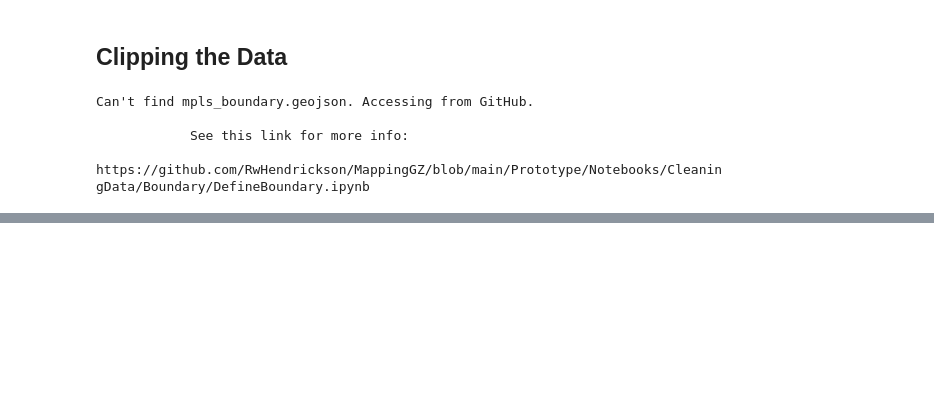
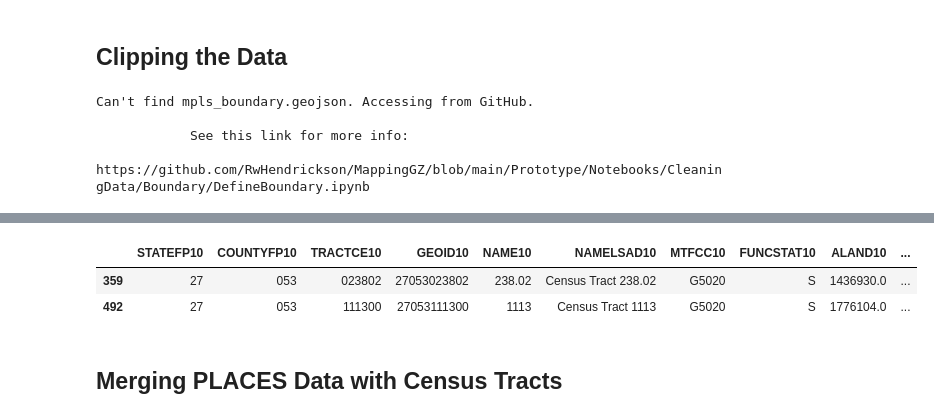
Before and after one commit to RwHendrickson/MappingGZ, a Jupyter notebook: Prototype/Notebooks/CleaningData/Health/Cleaning_PLACES.ipynb, the cells around one changed output, grey strips where cells are left out. Saved outputs shown, nothing was run; the diff lists cells and outputs as text; code cells hidden in the pictures; blank space fills up the shorter version.

```diff
--- a/Prototype/Notebooks/CleaningData/Health/Cleaning_PLACES.ipynb
+++ b/Prototype/Notebooks/CleaningData/Health/Cleaning_PLACES.ipynb
@@ -145,0 +140,8 @@ cdc_clp.to_file(r'mpls_health_data.geojson', driver='GeoJSON')
+# %%
+mpls_tracts_clip.head(2)
+# %% [output]
+|  | STATEFP10 | COUNTYFP10 | TRACTCE10 | GEOID10 | NAME10 | NAMELSAD10 | MTFCC10 | FUNCSTAT10 | ALAND10 | ... |
+| 359 | 27 | 053 | 023802 | 27053023802 | 238.02 | Census Tract 238.02 | G5020 | S | 1436930.0 | ... |
+| 492 | 27 | 053 | 111300 | 27053111300 | 1113 | Census Tract 1113 | G5020 | S | 1776104.0 | ... |
+# %% [markdown]
+## Merging PLACES Data with Census Tracts
```
Also changed, not shown: parts of 13 cells of this notebook, 8 other files.
